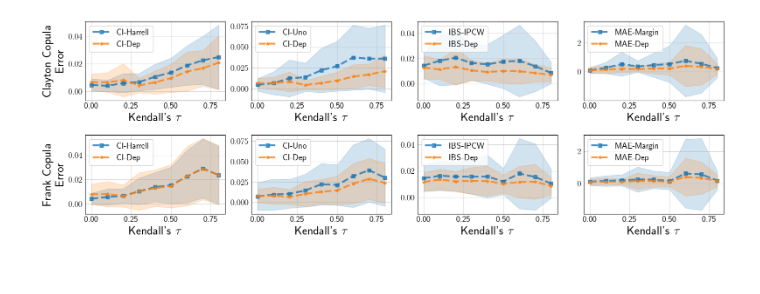
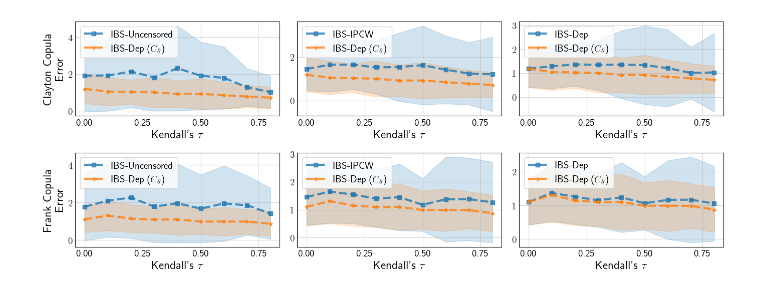
Before and after one commit to thecml/survival-copula, a Jupyter notebook: notebooks/plot_synthetic_correct_copula.ipynb, the cells around one changed output. Saved outputs shown, nothing was run; the diff lists cells and outputs as text; code cells hidden in the pictures.

Commit message:
Updated plots

```diff
--- a/notebooks/plot_synthetic_correct_copula.ipynb
+++ b/notebooks/plot_synthetic_correct_copula.ipynb
@@ -2,17 +2,17 @@
 import numpy as np
 import pandas as pd
 import config as cfg
-from scipy.stats import zscore, sem, t
+from scipy.stats import zscore
 from matplotlib import pyplot as plt
 
 plt.style.use("default")
 plt.rcParams.update({
-    "axes.labelsize": "x-large",
-    "axes.titlesize": "x-large",
+    "axes.labelsize": "large",
+    "axes.titlesize": "large",
     "font.size": 14.0,
     "legend.fontsize": "medium",
     "text.usetex": True,
-    "text.latex.preamble": r"\usepackage{amsfonts} \usepackage{bm}"
+    "text.latex.preamble": r"\usepackage{amsfonts} \usepackage{amstext} \usepackage{bm}"
 })
 
 filename = f"{cfg.RESULTS_DIR}/synthetic_results_correct_copula.csv"
@@ -22,26 +22,30 @@ df = pd.read_csv(filename)
 sigma_level = 1
 
 # Define a threshold for z-scores (commonly 3)
-z_threshold = 3
+z_threshold = 2
 
 # Apply z-score filtering to numeric columns
-columns = ['ci_harrell_error', 'ci_uno_error', 'ci_dep_bg_error',
-           'ibs_ipcw_error', 'ibs_dep_bg_error', 'mae_margin_error', 'mae_dep_bg_error']
+columns = ['ibs_uncens_error', 'ibs_ipcw_error', 'ibs_indep_bg_error',
+           'ibs_dep_bg_error', 'ibs_indep_bguw_error', 'ibs_dep_bguw_error']
 df = df[(zscore(df[columns]) < z_threshold).all(axis=1)]
+
+# Multiply all error columns by 100 to express as percentages
+df[columns] = df[columns] * 100
 
 # Group by k_tau and compute the mean and std across seeds
 grouped = df.groupby(['copula_name', 'k_tau', 'n_samples'])
 mean_errors = grouped.mean().reset_index()
 std_errors = grouped.std().reset_index()
 
-# Define the error columns and their plot styles
-error_columns = [('ci_harrell_error', "ci_dep_bg_error", "CI-Harrell", "CI-Dep"),
-                 ("ci_uno_error", "ci_dep_bg_error", "CI-Uno", "CI-Dep "),
-                 ('ibs_ipcw_error', "ibs_dep_bg_error", "IBS-IPCW", "IBS-Dep"),
-                 ('mae_margin_error', "mae_dep_bg_error", "MAE-Margin", "MAE-Dep")]
+# Define the error columns
+error_columns = [
+    ("ibs_uncens_error", "ibs_dep_bg_error", "IBS-Uncensored", r"IBS-Dep ($C_{\theta}$)"),
+    ("ibs_ipcw_error", "ibs_dep_bg_error", "IBS-IPCW", r"IBS-Dep ($C_{\theta}$)"),
+    ("ibs_indep_bg_error", "ibs_dep_bg_error", r"IBS-Dep", r"IBS-Dep ($C_{\theta}$)")
+]
 
 # Create subplots (2 rows, 4 columns)
-fig, axs = plt.subplots(2, 4, figsize=(16, 6))
+fig, axs = plt.subplots(2, 3, figsize=(14, 6))
 
 # Row mapping for Clayton and Frank copulas
 copula_rows = {'clayton': 0, 'frank': 1}
@@ -73,32 +77,32 @@ for col_idx, (indep_metric, dep_metric, indep_metric_name, dep_metric_name) in e
         )
 
         # Plot the dependent metric with error bars
         axs[row_idx, col_idx].plot(
             copula_data['k_tau'], copula_data[dep_metric],
             linestyle='dashed', marker='*',
             label=dep_metric_name, alpha=0.8, linewidth=3
         )
 
         axs[row_idx, col_idx].fill_between(
             copula_data['k_tau'],
             copula_data[dep_metric] - sigma_level * copula_std[dep_metric],
             copula_data[dep_metric] + sigma_level * copula_std[dep_metric],
             alpha=0.2, color='tab:orange'
         )
 
         # Set axis labels and titles
         axs[row_idx, col_idx].set_xticks([0.0, 0.25, 0.5, 0.75])
         axs[row_idx, col_idx].set_xticklabels(['0.00', '0.25', '0.50', '0.75'])
         if col_idx == 0:
-            axs[row_idx, col_idx].set_ylabel(f"{copula_name.capitalize()} Copula \n" + "Error") # r"$|$True - Approx.$|$
+            axs[row_idx, col_idx].set_ylabel(f"{copula_name.capitalize()} Copula \n" + "Error")
         axs[row_idx, col_idx].grid(True, alpha=0.5)
         axs[row_idx, col_idx].tick_params(axis='y', which='both', length=0)
         axs[row_idx, col_idx].tick_params(axis='x', which='both', length=0)
         axs[row_idx, col_idx].set_xlabel("Kendall's $\\tau$")
         axs[row_idx, col_idx].legend(loc="upper left")
 
 plt.tight_layout(rect=[0, 0.1, 1, 1])
 plt.savefig(f"{cfg.PLOTS_DIR}/synthetic_correct_copula.pdf", format='pdf', bbox_inches='tight')
 plt.show()
 # %% [output]
-[figure, old version]
+[figure, new version]
```
Also changed, not shown: 4 other files.
